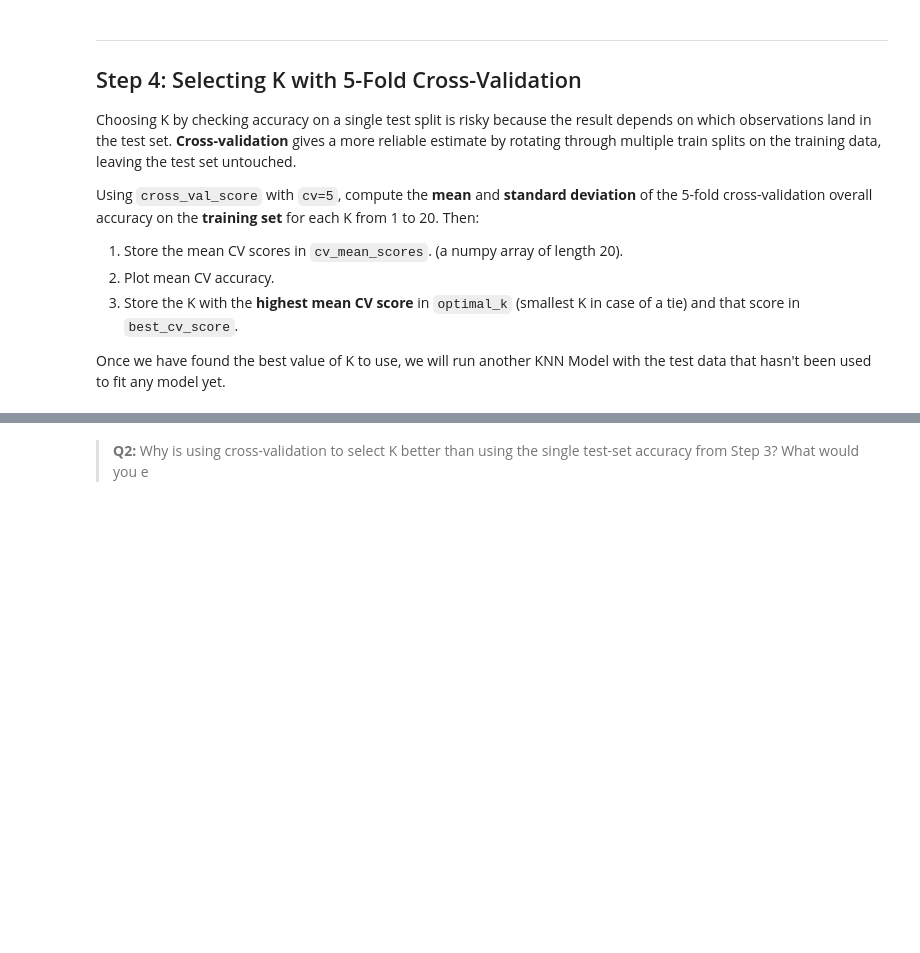
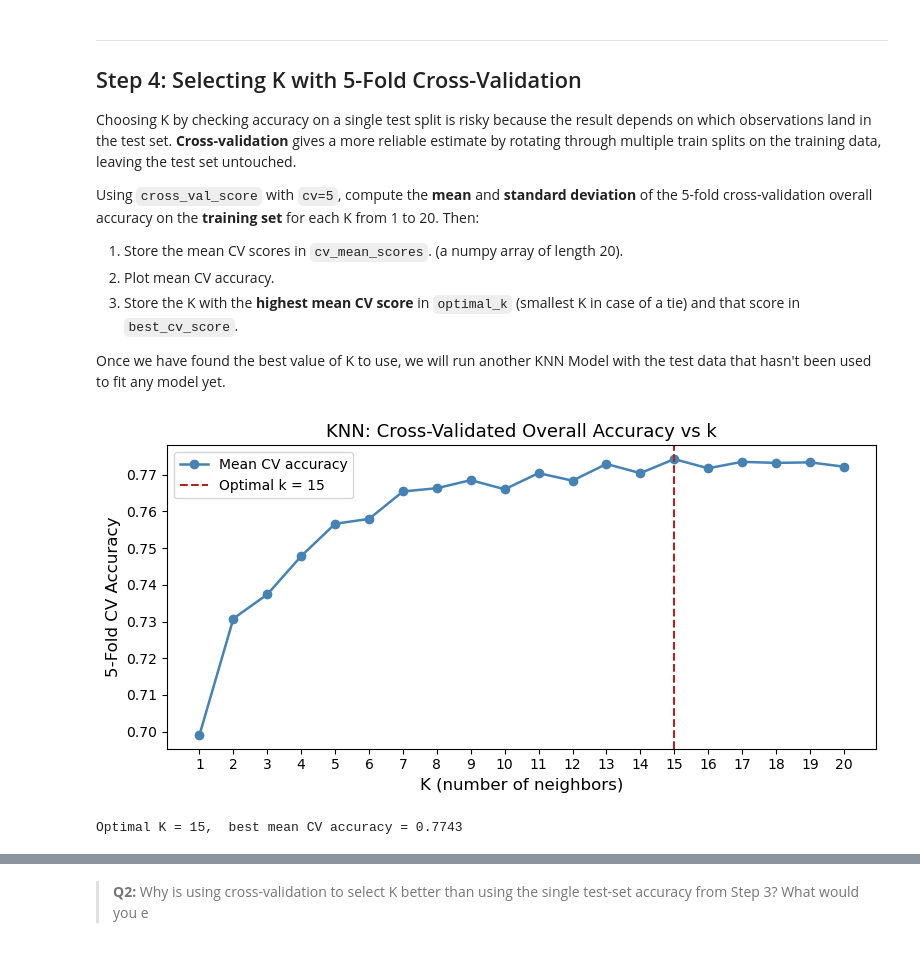
Before and after one commit to pfnorton39/assignment-2, a Jupyter notebook: task2/hw2-task2.ipynb, the cells around one changed output, grey strips where cells are left out. Cells and saved outputs as stored; diff of their text form; code cells hidden in the pictures; blank space fills up the shorter version.

````diff
--- a/task2/hw2-task2.ipynb
+++ b/task2/hw2-task2.ipynb
@@ -112,10 +138,11 @@ Complete the following steps:
 
 Because all three predictors are already percentile ranks on a 0–1 scale, features won't dominate KNN distances due to differing units, so no standardization step is needed.
 # %%
-df_model = ...
-X = ...
-y = ...
+df_model = df[['EPL_POV200', 'EPL_UNEMP', 'EPL_MINRTY', 'F_ASTHMA']].dropna()
+X = df_model[['EPL_POV200', 'EPL_UNEMP', 'EPL_MINRTY']].values
+y = df_model[['F_ASTHMA']].values
 
+X_train, X_test, y_train, y_test = train_test_split(X, y, test_size=0.3, stratify=y, random_state=42)
 
 print(f'Training set : {X_train.shape[0]:,} tracts')
 print(f'Test set     : {X_test.shape[0]:,} tracts')
@@ -136,9 +168,10 @@ acc = accuracy_score(y_test, y_pred)  # 4. evaluate
 ```
 We'll use k = 3 here as a baseline, then use cross-validation in Step 4 to find the optimal k.
 # %%
-knn3 = ...
+knn3 = KNeighborsClassifier(n_neighbors=3)
+knn3.fit(X_train, y_train)
 
-y_pred_knn3   = ...
-knn3_accuracy = ...
+y_pred_knn3   = knn3.predict(X_test)
+knn3_accuracy = accuracy_score(y_test, y_pred_knn3)
 
 print(f'KNN (K=3) test accuracy: {knn3_accuracy:.4f}')
@@ -158,26 +195,30 @@ Using `cross_val_score` with `cv=5`, compute the **mean** and **standard deviati
 
 Once we have found the best value of K to use, we will run another KNN Model with the test data that hasn't been used to fit any model yet.
 # %%
-k_values       = ...
-cv_mean_scores = ...
+k_values       = np.arange(1, 21)
+cv_mean_scores = np.array([
+    cross_val_score(KNeighborsClassifier(n_neighbors=k), X_train, y_train.ravel(), cv=5, scoring='accuracy').mean()
+    for k in k_values
+])
 
-
-
-optimal_k     = ...
-best_cv_score = ...
+optimal_k     = k_values[np.argmax(cv_mean_scores)]
+best_cv_score = np.max(cv_mean_scores)
 
 # Visualize optimal k
 fig, ax = plt.subplots(figsize=(8, 4))
 ax.plot(k_values, cv_mean_scores, marker='o', color='steelblue', linewidth=1.8, label='Mean CV accuracy')
 ax.axvline(optimal_k, color='firebrick', linestyle='--', label=f'Optimal k = {optimal_k}')
 ax.set_xlabel('K (number of neighbors)', fontsize=12)
 ax.set_ylabel('5-Fold CV Accuracy', fontsize=12)
 ax.set_title('KNN: Cross-Validated Overall Accuracy vs k', fontsize=13)
 ax.xaxis.set_major_locator(mticker.MultipleLocator(1))
 ax.legend()
 plt.tight_layout()
 plt.show()
 
 print(f'Optimal K = {optimal_k},  best mean CV accuracy = {best_cv_score:.4f}')
+# %% [output]
+[figure, added]
+Optimal K = 15,  best mean CV accuracy = 0.7743
 # %%
 grader.check("q5")
````
Also changed, not shown: parts of 13 cells of this notebook, 4 other files.
